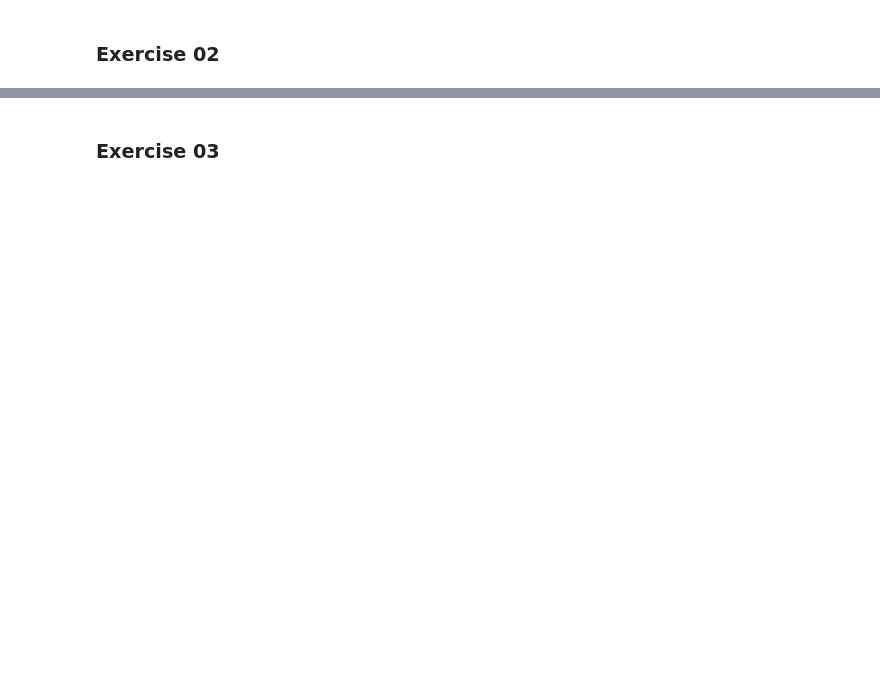
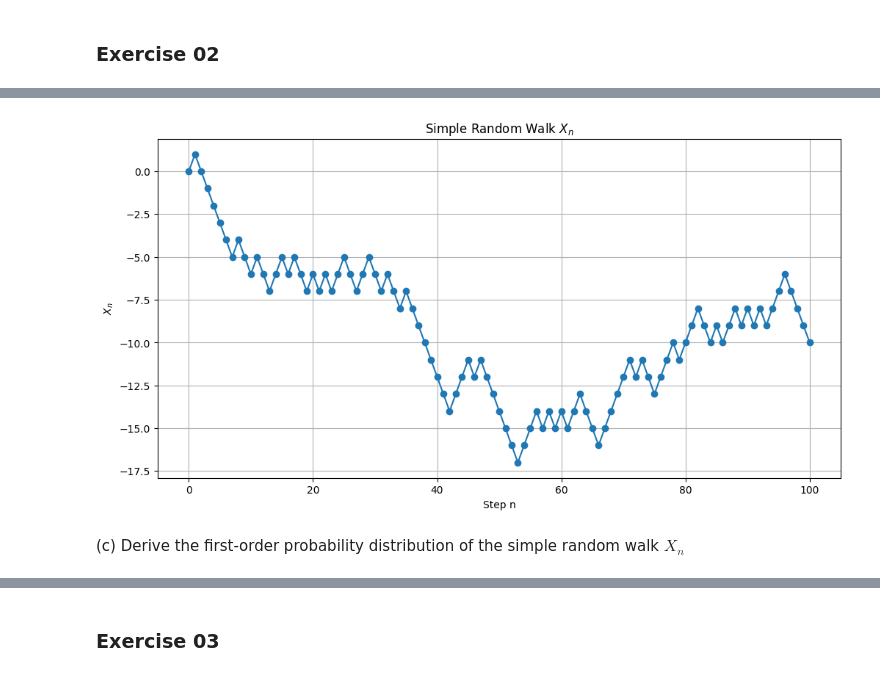
Before and after one commit to lnhutnam/MTT012, a Jupyter notebook: HCMUS_MTT012_StochasticProcess/HW_A1.ipynb, the cells around one changed output, grey strips where cells are left out. Cells and saved outputs as stored; diff of their text form; code cells hidden in the pictures; blank space fills up the shorter version.

```diff
--- a/HCMUS_MTT012_StochasticProcess/HW_A1.ipynb
+++ b/HCMUS_MTT012_StochasticProcess/HW_A1.ipynb
@@ -73,0 +109,18 @@ probabilities  # Output the probabilities of each outcome
+# %%
+# Parameters for the simulation
+
+## Probability that Z_n = 1
+p = 0.5
+
+# Number of steps in the random walk
+n_steps = 100
+# %%
+# Generating the Z_n values (-1 or 1) based on the probability p
+Z_values = np.random.choice([1, -1], size=n_steps, p=[p, 1-p])
+# %%
+# Constructing the random walk X_n
+X_n = np.cumsum(Z_values)  # Cumulative sum of Z_values
+# %%
+# Adding X_0 = 0 at the beginning of the sequence
+X_n = np.insert(X_n, 0, 0)
+X_n
@@ -73,0 +136,13 @@ probabilities  # Output the probabilities of each outcome
+# %%
+# Visualizing the simple random walk X_n
+plt.figure(figsize=(12, 6))
+plt.plot(X_n, marker='o')
+plt.title('Simple Random Walk $X_n$')
+plt.xlabel('Step n')
+plt.ylabel('$X_n$')
+plt.grid(True)
+plt.show()
+# %% [output]
+[figure, added]
+# %% [markdown]
+(c) Derive the first-order probability distribution of the simple random walk $X_n$
```
Also changed, not shown: parts of 60 cells of this notebook, 8 other files.
